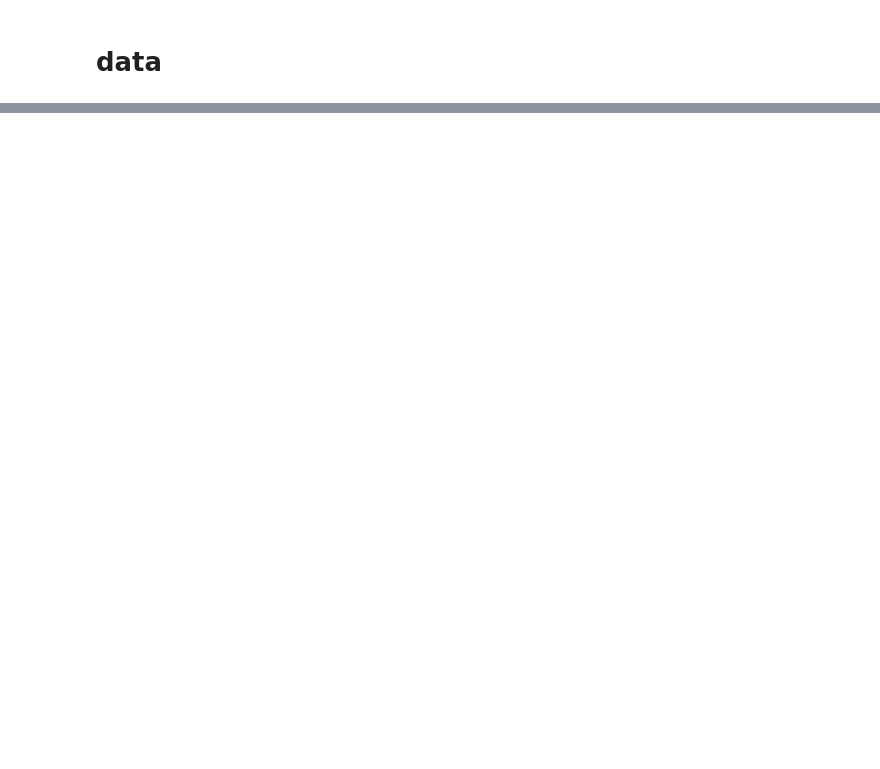
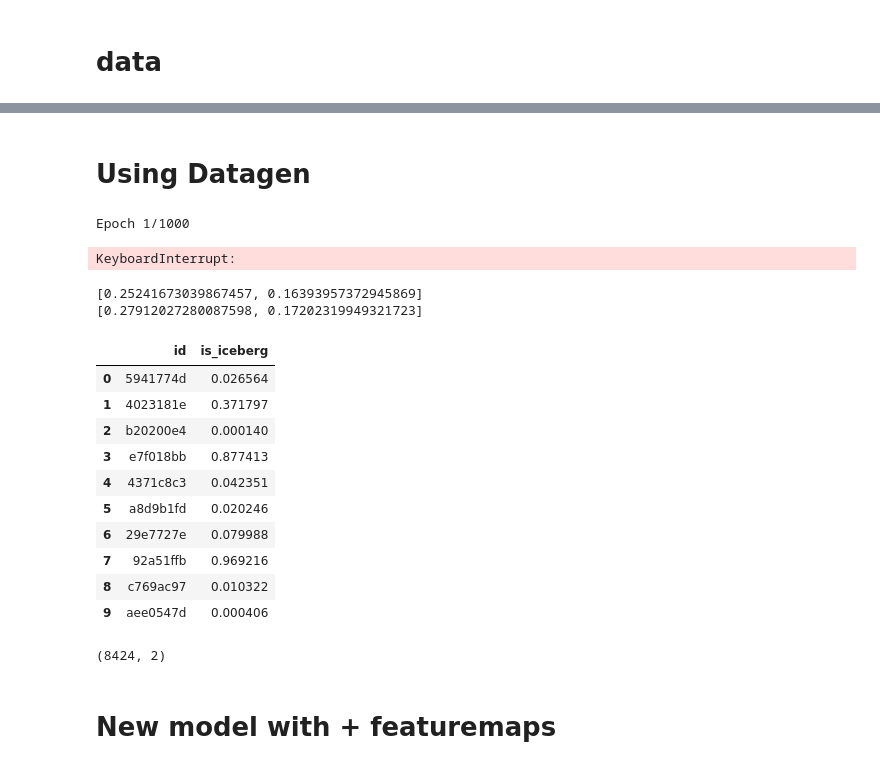
Before and after one commit to damgambit/ccn-statoil-iceberg-classifier, a Jupyter notebook: CNN - Keras.ipynb, the cells around one changed output, grey strips where cells are left out. Cells and saved outputs as stored; diff of their text form; code cells hidden in the pictures; blank space fills up the shorter version.

```diff
--- a/CNN - Keras.ipynb
+++ b/CNN - Keras.ipynb
@@ -80,0 +63,2 @@ model.evaluate(X_valid, y_valid)
+# %%
+acti = 'relu'
@@ -80,0 +105,72 @@ model.evaluate(X_valid, y_valid)
+# %%
+from keras.callbacks import ModelCheckpoint, Callback, EarlyStopping
+
+def get_callbacks(filepath, patience=10):
+    es = EarlyStopping('val_loss', patience=patience, mode="min")
+    msave = ModelCheckpoint(filepath, save_best_only=True)
+
+    return [es, msave]
+
+callbacks = get_callbacks('./model.hdf5')
+# %% [markdown]
+# Using Datagen
+# %%
+from keras.preprocessing.image import ImageDataGenerator
+
+train_gen = ImageDataGenerator(
+        rotation_range=70,
+        width_shift_range=0.2,
+        height_shift_range=0.2,
+        shear_range=0.2,
+        rescale=1./255,
+        horizontal_flip=True,
+        vertical_flip=True,
+        fill_mode='nearest')
+
+
+test_gen = ImageDataGenerator(rescale=1./255)
+
+
+training_set = train_gen.flow(X_train, y_train, batch_size=32)
+valid_set = test_gen.flow(X_valid, y_valid, batch_size=32)
+test_set = test_gen.flow(X_test, batch_size=1, shuffle=False)
+# %%
+model.compile(loss='binary_crossentropy', optimizer=keras.optimizers.adam(lr=0.001, decay=0.25), metrics=['mae'])
+model.fit_generator(training_set, steps_per_epoch=3000, epochs=1000,
+                    callbacks=callbacks, validation_data=valid_set,
+                    validation_steps=400, workers=7)
+# %% [output]
+Epoch 1/1000
+KeyboardInterrupt:
+# %%
+print(model.evaluate_generator(training_set, 4000))
+print(model.evaluate_generator(valid_set, 400))
+# %% [output]
+[0.25241673039867457, 0.16393957372945869]
+[0.27912027280087598, 0.17202319949321723]
+# %%
+test_predictions = model.predict_generator(test_set, steps = test.shape[0], use_multiprocessing=True)
+test_predictions = test_predictions.reshape((test_predictions.shape[0]))
+test_predictions = ['{:f}'.format(item) for item in test_predictions]
+
+submission = pd.DataFrame({'id': test["id"], 'is_iceberg': test_predictions})
+submission.to_csv('sub172.csv', index = False)
+submission.head(10)
+# %% [output]
+|  | id | is_iceberg |
+| 0 | 5941774d | 0.026564 |
+| 1 | 4023181e | 0.371797 |
+| 2 | b20200e4 | 0.000140 |
+| 3 | e7f018bb | 0.877413 |
+| 4 | 4371c8c3 | 0.042351 |
+| 5 | a8d9b1fd | 0.020246 |
+| 6 | 29e7727e | 0.079988 |
+| 7 | 92a51ffb | 0.969216 |
+| 8 | c769ac97 | 0.010322 |
+| 9 | aee0547d | 0.000406 |
+# %%
+submission.shape
+# %% [output]
+(8424, 2)
+# %% [markdown]
+# New model with + featuremaps
```
Also changed, not shown: parts of 26 cells of this notebook, 8 other files.
